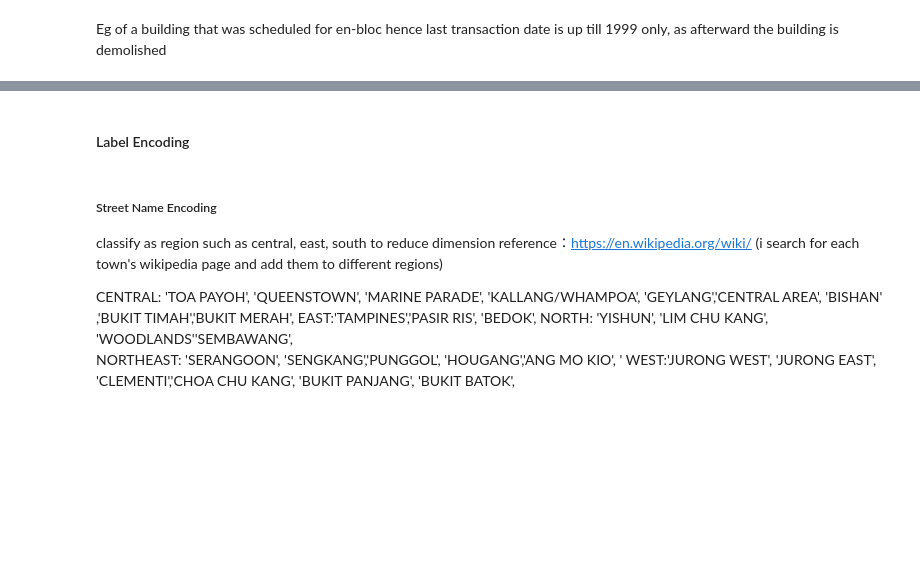
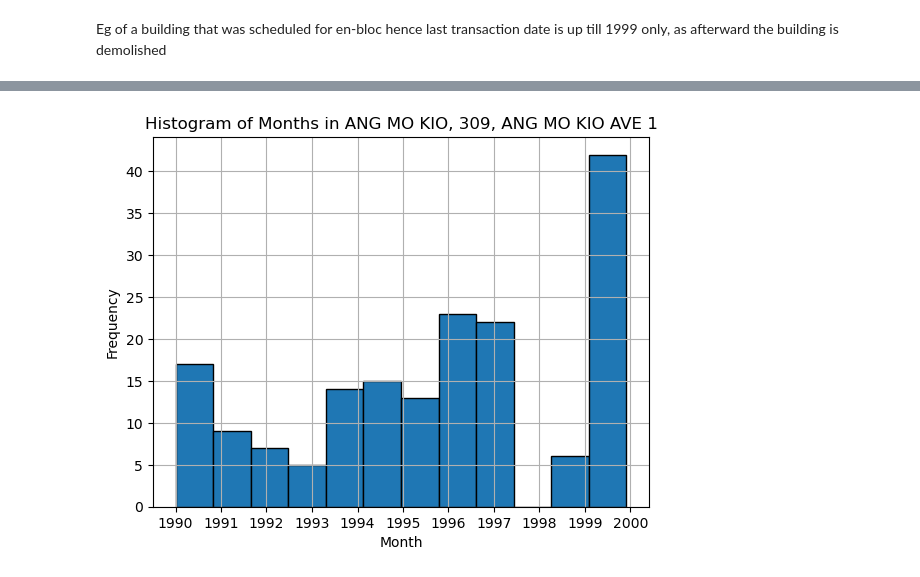
Before and after one commit to Zimmy313/HDB_HousingPrice_ML_Project, a Jupyter notebook: src/Data_Cleaning.ipynb, the cells around one changed output, grey strips where cells are left out. Cells and saved outputs as stored; diff of their text form; code cells hidden in the pictures; blank space fills up the shorter version.

```diff
--- a/src/Data_Cleaning.ipynb
+++ b/src/Data_Cleaning.ipynb
@@ -664,14 +583,14 @@ filter_building(full_cleaned, 'ANG MO KIO', '309', 'ANG MO KIO AVE 1')
 # %%
 # Filter the DataFrame to select the area 'ANG MO KIO', '309', 'ANG MO KIO AVE 1'
-selected_area = full_cleaned.loc[(full_cleaned['town'] == 'ANG MO KIO') &
-                                 (full_cleaned['block'] == '309') &
-                                 (full_cleaned['street_name'] == 'ANG MO KIO AVE 1')]
+selected_area = X_train.loc[(X_train['town'] == 'ANG MO KIO') &
+                                 (X_train['block'] == '309') &
+                                 (X_train['street_name'] == 'ANG MO KIO AVE 1')]
 
 # Plot a histogram of the 'month' column in the selected area
 selected_area['month'].hist(bins=12, edgecolor='black')
 plt.xlabel('Month')
 plt.ylabel('Frequency')
 plt.title('Histogram of Months in ANG MO KIO, 309, ANG MO KIO AVE 1')
 plt.show()
+# %% [output]
+[figure, added]
-# %% [markdown]
-#### Label Encoding
@@ -694,12 +596,0 @@ full_cleaned['town_encoded'] = full_cleaned['town'].map(mapping_town)
-# %% [markdown]
-##### Street Name Encoding
-classify as region
-such as central, east, south  to reduce dimension
-reference：https://en.wikipedia.org/wiki/
-(i search for each town's wikipedia page and add them to different regions)
-
-CENTRAL: 'TOA PAYOH', 'QUEENSTOWN', 'MARINE PARADE', 'KALLANG/WHAMPOA', 'GEYLANG','CENTRAL AREA', 'BISHAN' ,'BUKIT TIMAH','BUKIT MERAH',
-EAST:'TAMPINES','PASIR RIS', 'BEDOK',
-NORTH: 'YISHUN', 'LIM CHU KANG', 'WOODLANDS''SEMBAWANG',
-NORTHEAST: 'SERANGOON', 'SENGKANG','PUNGGOL', 'HOUGANG','ANG MO KIO', '
-WEST:'JURONG WEST', 'JURONG EAST', 'CLEMENTI','CHOA CHU KANG', 'BUKIT PANJANG', 'BUKIT BATOK',
```
Also changed, not shown: parts of 74 cells of this notebook, 6 other files.
